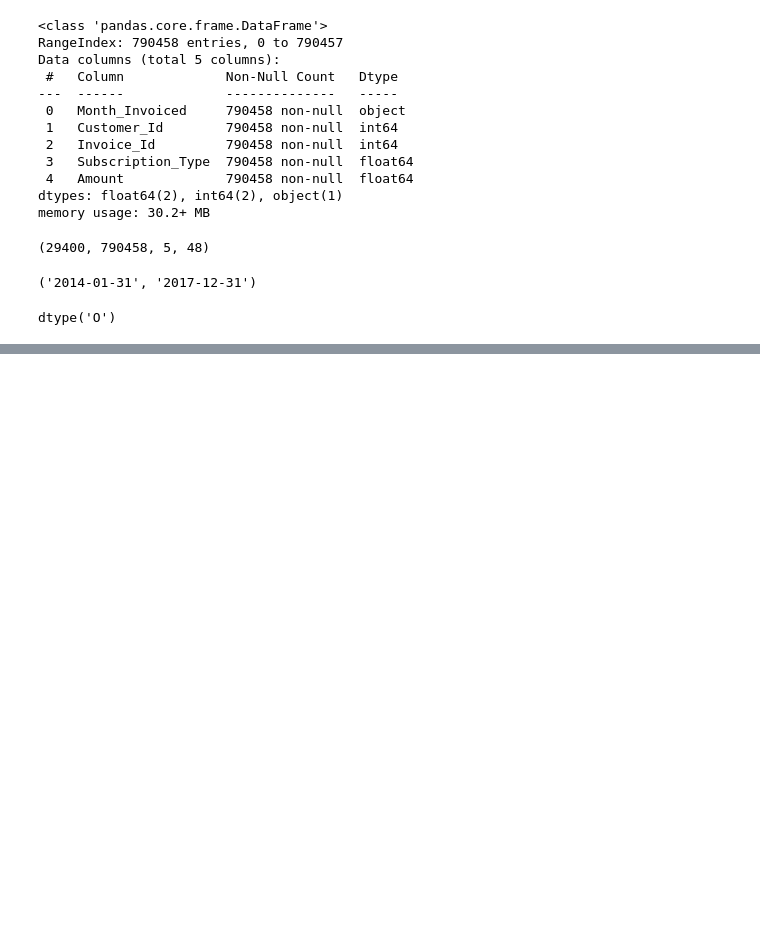
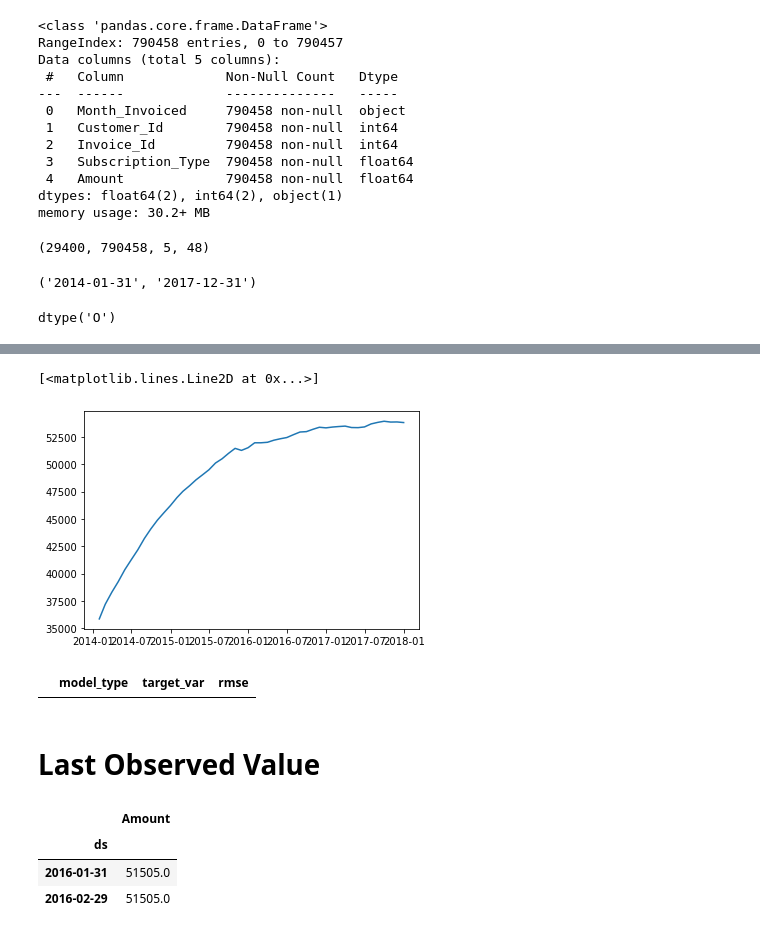
Before and after one commit to lopezelihezer/time-series-exercises, a Jupyter notebook: model.ipynb, the cells around one changed output, grey strips where cells are left out. Drawn from its saved outputs; the diff is of its cells as text; code cells hidden in the pictures; blank space fills up the shorter version.

```diff
--- a/model.ipynb
+++ b/model.ipynb
@@ -63,4 +63,9 @@ df.Month_Invoiced.dtypes
 # %% [output]
 dtype('O')
 # %%
-df['Month_Invoiced'] = pd.to_datetime(df.Month_Invoiced)
+#df['Month_Invoiced'] = pd.to_datetime(df.Month_Invoiced)
+df = df.assign(ds = pd.to_datetime(df.Month_Invoiced))
+# %%
+df = df.sort_values('ds')
+# %%
+df = df.groupby(['ds'])[['Amount']].sum()
@@ -67,2 +82,6 @@ df['Month_Invoiced'] = pd.to_datetime(df.Month_Invoiced)
 # %%
-df.set_index('Month_Invoiced').sort_index()
+def prep_date():
+    df = df.assign(ds = pd.to_datetime(df.Month_Invoiced))
+    df = df.sort_values('ds')
+    df = df.groupby(['ds'])[['Amount']].sum()
+    return df
@@ -83,0 +150,5 @@ df.set_index('Month_Invoiced').sort_index()
+# %%
+plt.plot(df.Amount)
+# %% [output]
+[<matplotlib.lines.Line2D at 0x...>]
+[figure, added]
@@ -83,0 +175,5 @@ df.set_index('Month_Invoiced').sort_index()
+# %%
+eval_df = pd.DataFrame(columns = ['model_type', 'target_var', 'rmse'])
+eval_df
+# %% [output]
+|  | model_type | target_var | rmse |
@@ -83,0 +194,12 @@ df.set_index('Month_Invoiced').sort_index()
+# %% [markdown]
+# Last Observed Value
+# %%
+# create var 'amt' with last observed value
+amt = train['Amount'][-1:][0]
+yhat_df = pd.DataFrame({'Amount': [amt]}, index = validate.index)
+yhat_df.head(2)
+# %% [output]
+|  | Amount |
+| ds |  |
+| 2016-01-31 | 51505.0 |
+| 2016-02-29 | 51505.0 |
```
Also changed, not shown: parts of 47 cells of this notebook.
